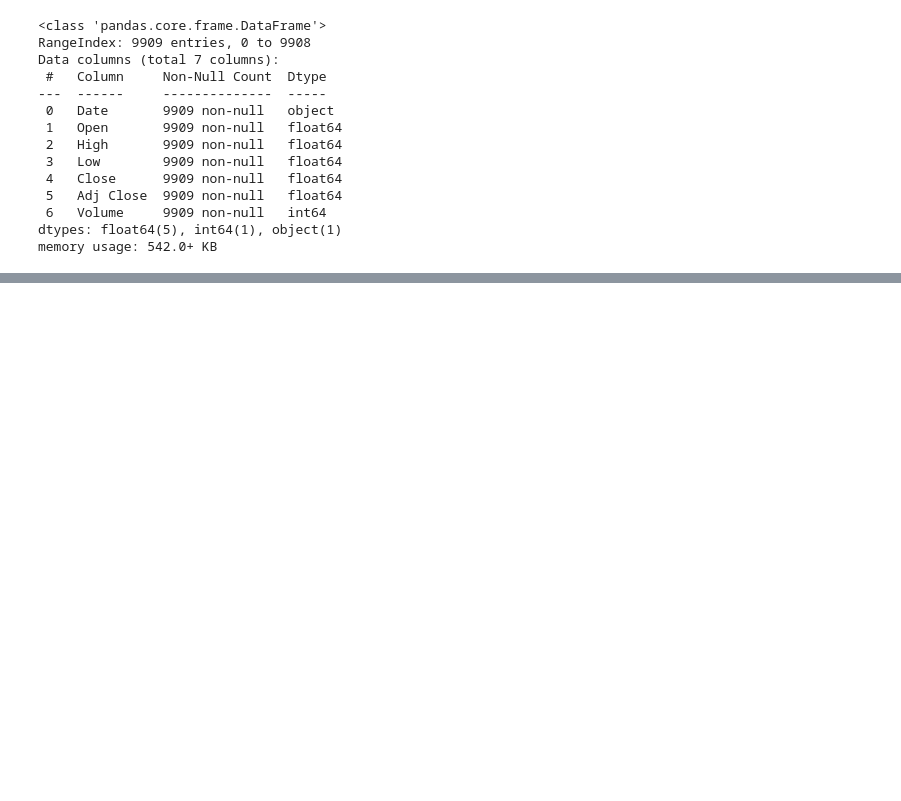
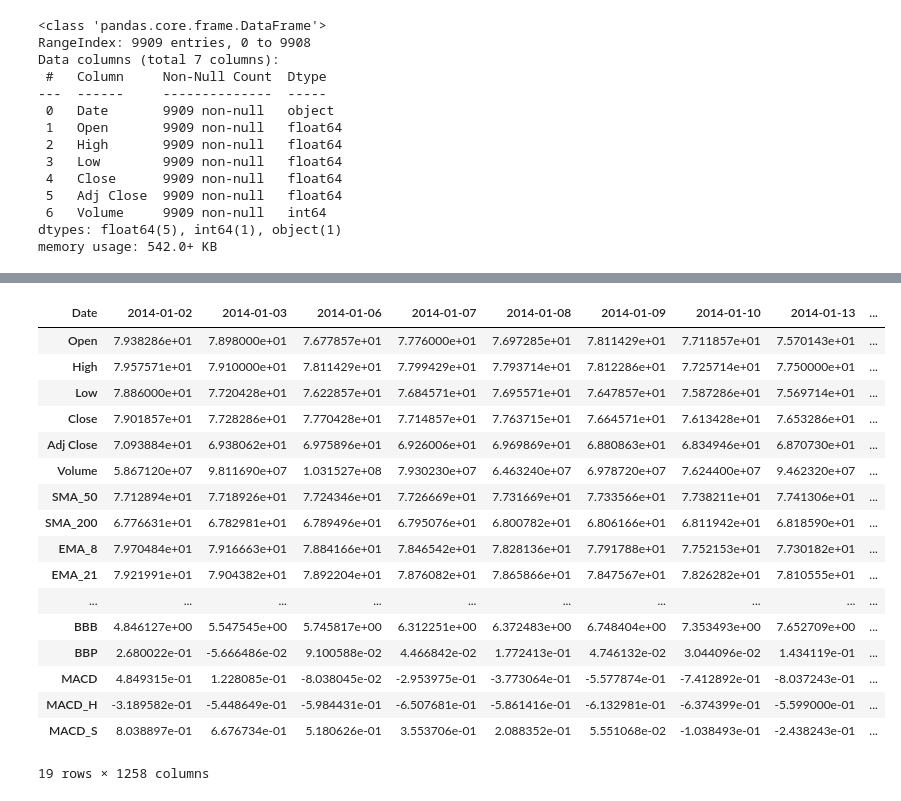
Before and after one commit to acody14/Stock-Prediction-LSTM-RNN, a Jupyter notebook: Data Wrangling.ipynb, the cells around one changed output, grey strips where cells are left out. Cells and saved outputs as stored; diff of their text form; code cells hidden in the pictures; blank space fills up the shorter version.

```diff
--- a/Data Wrangling.ipynb
+++ b/Data Wrangling.ipynb
@@ -166,0 +134,21 @@ apple_2014_2019.describe()
+# %%
+apple_2014_2019.T
+# %% [output]
+| Date | 2014-01-02 | 2014-01-03 | 2014-01-06 | 2014-01-07 | 2014-01-08 | 2014-01-09 | 2014-01-10 | 2014-01-13 | ... |
+| Open | 7.938286e+01 | 7.898000e+01 | 7.677857e+01 | 7.776000e+01 | 7.697285e+01 | 7.811429e+01 | 7.711857e+01 | 7.570143e+01 | ... |
+| High | 7.957571e+01 | 7.910000e+01 | 7.811429e+01 | 7.799429e+01 | 7.793714e+01 | 7.812286e+01 | 7.725714e+01 | 7.750000e+01 | ... |
+| Low | 7.886000e+01 | 7.720428e+01 | 7.622857e+01 | 7.684571e+01 | 7.695571e+01 | 7.647857e+01 | 7.587286e+01 | 7.569714e+01 | ... |
+| Close | 7.901857e+01 | 7.728286e+01 | 7.770428e+01 | 7.714857e+01 | 7.763715e+01 | 7.664571e+01 | 7.613428e+01 | 7.653286e+01 | ... |
+| Adj Close | 7.093884e+01 | 6.938062e+01 | 6.975896e+01 | 6.926006e+01 | 6.969869e+01 | 6.880863e+01 | 6.834946e+01 | 6.870730e+01 | ... |
+| Volume | 5.867120e+07 | 9.811690e+07 | 1.031527e+08 | 7.930230e+07 | 6.463240e+07 | 6.978720e+07 | 7.624400e+07 | 9.462320e+07 | ... |
+| SMA_50 | 7.712894e+01 | 7.718926e+01 | 7.724346e+01 | 7.726669e+01 | 7.731669e+01 | 7.733566e+01 | 7.738211e+01 | 7.741306e+01 | ... |
+| SMA_200 | 6.776631e+01 | 6.782981e+01 | 6.789496e+01 | 6.795076e+01 | 6.800782e+01 | 6.806166e+01 | 6.811942e+01 | 6.818590e+01 | ... |
+| EMA_8 | 7.970484e+01 | 7.916663e+01 | 7.884166e+01 | 7.846542e+01 | 7.828136e+01 | 7.791788e+01 | 7.752153e+01 | 7.730182e+01 | ... |
+| EMA_21 | 7.921991e+01 | 7.904382e+01 | 7.892204e+01 | 7.876082e+01 | 7.865866e+01 | 7.847567e+01 | 7.826282e+01 | 7.810555e+01 | ... |
+| ... | ... | ... | ... | ... | ... | ... | ... | ... | ... |
+| BBB | 4.846127e+00 | 5.547545e+00 | 5.745817e+00 | 6.312251e+00 | 6.372483e+00 | 6.748404e+00 | 7.353493e+00 | 7.652709e+00 | ... |
+| BBP | 2.680022e-01 | -5.666486e-02 | 9.100588e-02 | 4.466842e-02 | 1.772413e-01 | 4.746132e-02 | 3.044096e-02 | 1.434119e-01 | ... |
+| MACD | 4.849315e-01 | 1.228085e-01 | -8.038045e-02 | -2.953975e-01 | -3.773064e-01 | -5.577874e-01 | -7.412892e-01 | -8.037243e-01 | ... |
+| MACD_H | -3.189582e-01 | -5.448649e-01 | -5.984431e-01 | -6.507681e-01 | -5.861416e-01 | -6.132981e-01 | -6.374399e-01 | -5.599000e-01 | ... |
+| MACD_S | 8.038897e-01 | 6.676734e-01 | 5.180626e-01 | 3.553706e-01 | 2.088352e-01 | 5.551068e-02 | -1.038493e-01 | -2.438243e-01 | ... |
+19 rows × 1258 columns
```
Also changed, not shown: parts of 7 cells of this notebook.
